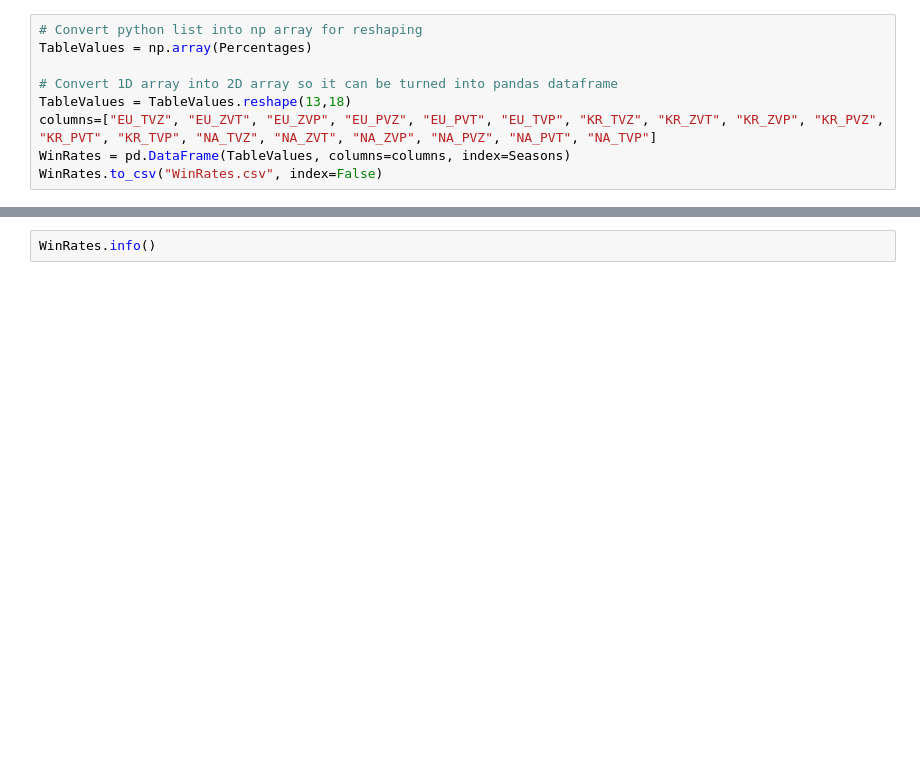
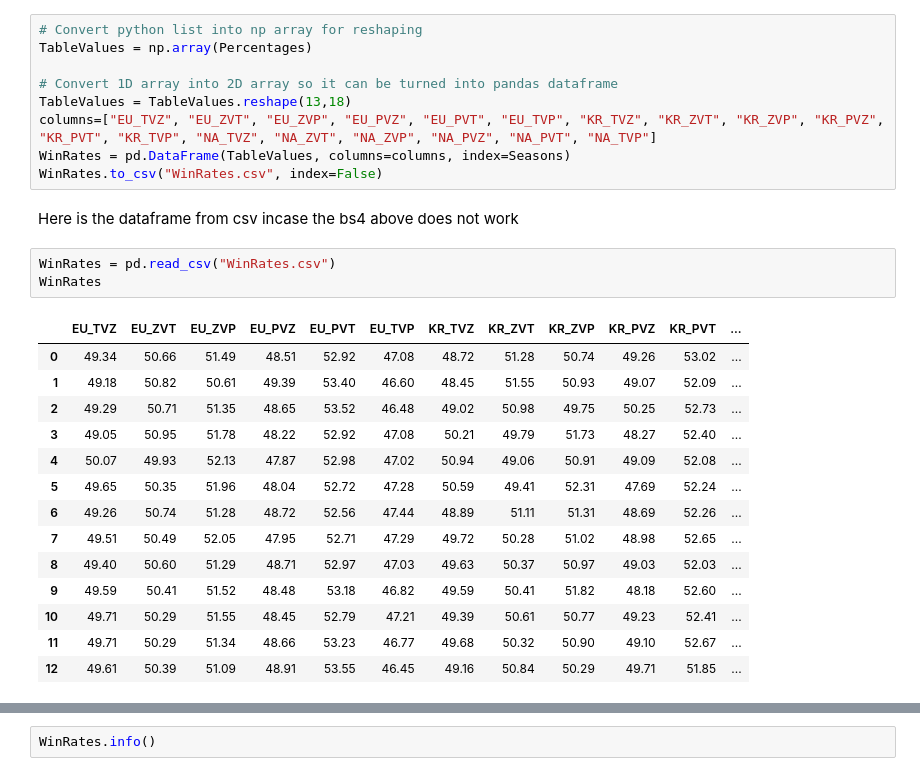
Before and after one commit to Mesterlol101/SIM-UOL, a Jupyter notebook: CM2015-ProgrammingWithData/Assignment1/Assignment1.ipynb, the cells around one changed output, grey strips where cells are left out. Cells and saved outputs as stored; diff of their text form; blank space fills up the shorter version.

```diff
--- a/CM2015-ProgrammingWithData/Assignment1/Assignment1.ipynb
+++ b/CM2015-ProgrammingWithData/Assignment1/Assignment1.ipynb
@@ -126,6 +126,26 @@ TableValues = TableValues.reshape(13,18)
 columns=["EU_TVZ", "EU_ZVT", "EU_ZVP", "EU_PVZ", "EU_PVT", "EU_TVP", "KR_TVZ", "KR_ZVT", "KR_ZVP", "KR_PVZ", "KR_PVT", "KR_TVP", "NA_TVZ", "NA_ZVT", "NA_ZVP", "NA_PVZ", "NA_PVT", "NA_TVP"]
 WinRates = pd.DataFrame(TableValues, columns=columns, index=Seasons)
 WinRates.to_csv("WinRates.csv", index=False)
+# %% [markdown]
+Here is the dataframe from csv incase the bs4 above does not work
+# %%
+WinRates = pd.read_csv("WinRates.csv")
+WinRates
+# %% [output]
+|  | EU_TVZ | EU_ZVT | EU_ZVP | EU_PVZ | EU_PVT | EU_TVP | KR_TVZ | KR_ZVT | KR_ZVP | KR_PVZ | KR_PVT | ... |
+| 0 | 49.34 | 50.66 | 51.49 | 48.51 | 52.92 | 47.08 | 48.72 | 51.28 | 50.74 | 49.26 | 53.02 | ... |
+| 1 | 49.18 | 50.82 | 50.61 | 49.39 | 53.40 | 46.60 | 48.45 | 51.55 | 50.93 | 49.07 | 52.09 | ... |
+| 2 | 49.29 | 50.71 | 51.35 | 48.65 | 53.52 | 46.48 | 49.02 | 50.98 | 49.75 | 50.25 | 52.73 | ... |
+| 3 | 49.05 | 50.95 | 51.78 | 48.22 | 52.92 | 47.08 | 50.21 | 49.79 | 51.73 | 48.27 | 52.40 | ... |
+| 4 | 50.07 | 49.93 | 52.13 | 47.87 | 52.98 | 47.02 | 50.94 | 49.06 | 50.91 | 49.09 | 52.08 | ... |
+| 5 | 49.65 | 50.35 | 51.96 | 48.04 | 52.72 | 47.28 | 50.59 | 49.41 | 52.31 | 47.69 | 52.24 | ... |
+| 6 | 49.26 | 50.74 | 51.28 | 48.72 | 52.56 | 47.44 | 48.89 | 51.11 | 51.31 | 48.69 | 52.26 | ... |
+| 7 | 49.51 | 50.49 | 52.05 | 47.95 | 52.71 | 47.29 | 49.72 | 50.28 | 51.02 | 48.98 | 52.65 | ... |
+| 8 | 49.40 | 50.60 | 51.29 | 48.71 | 52.97 | 47.03 | 49.63 | 50.37 | 50.97 | 49.03 | 52.03 | ... |
+| 9 | 49.59 | 50.41 | 51.52 | 48.48 | 53.18 | 46.82 | 49.59 | 50.41 | 51.82 | 48.18 | 52.60 | ... |
+| 10 | 49.71 | 50.29 | 51.55 | 48.45 | 52.79 | 47.21 | 49.39 | 50.61 | 50.77 | 49.23 | 52.41 | ... |
+| 11 | 49.71 | 50.29 | 51.34 | 48.66 | 53.23 | 46.77 | 49.68 | 50.32 | 50.90 | 49.10 | 52.67 | ... |
+| 12 | 49.61 | 50.39 | 51.09 | 48.91 | 53.55 | 46.45 | 49.16 | 50.84 | 50.29 | 49.71 | 51.85 | ... |
 # %%
 WinRates
 # %% [output]
```
Also changed, not shown: parts of 2 cells of this notebook, 13 other files.
